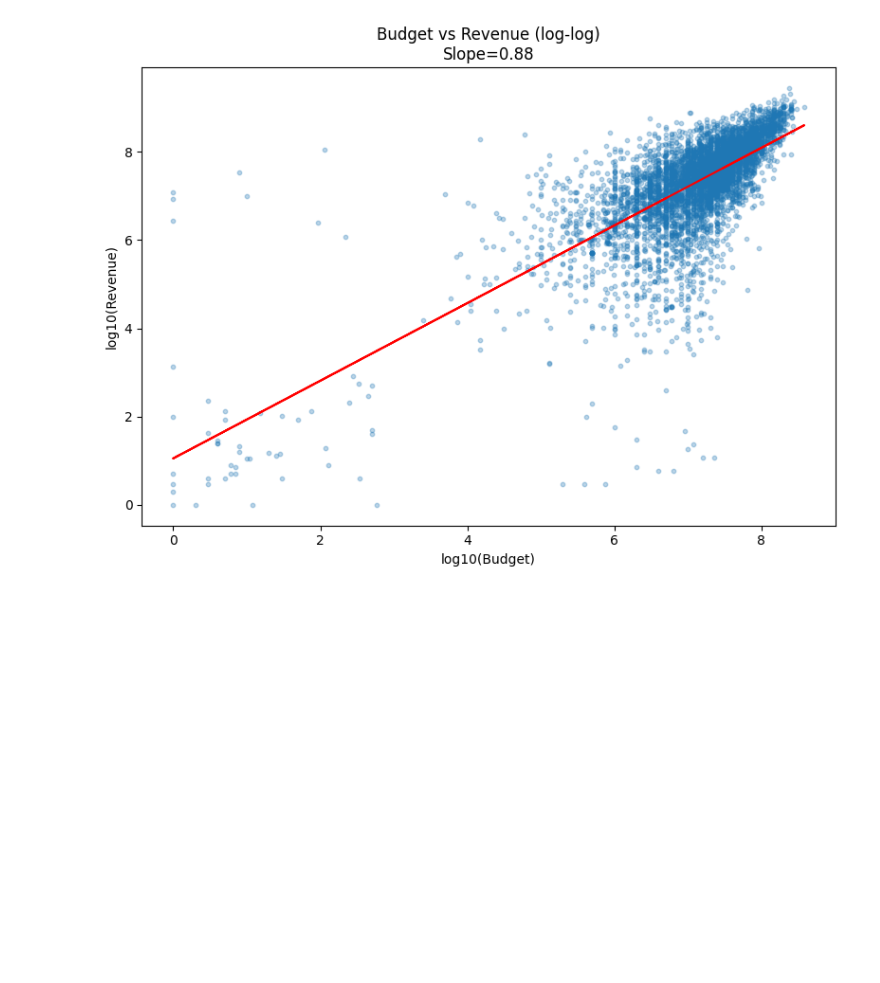
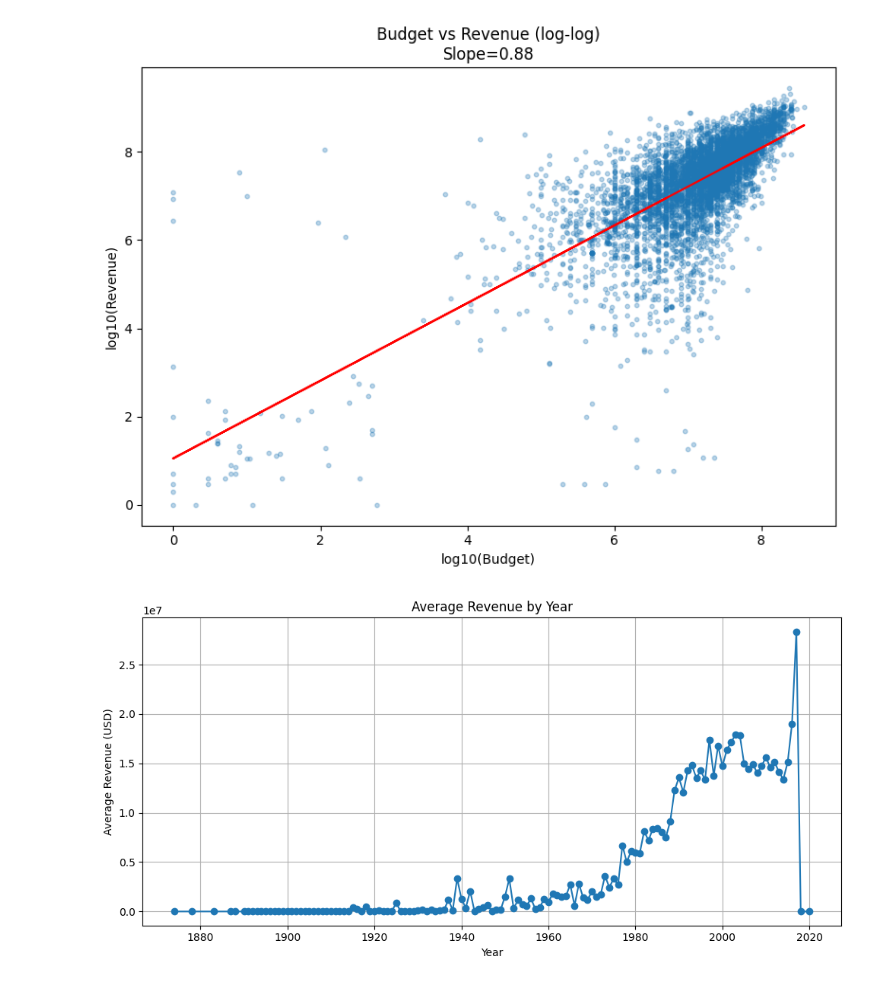
Before and after one commit to ely0rbek/Anatomy-of-a-Blockbuster, a Jupyter notebook: presentation/project_analysis.ipynb, the cells around one changed output. Cells and saved outputs as stored; diff of their text form; code cells hidden in the pictures; blank space fills up the shorter version.

Commit message:
The chart was displayed in the presentation layer.

```diff
--- a/presentation/project_analysis.ipynb
+++ b/presentation/project_analysis.ipynb
@@ -21,3 +21,9 @@ from blockbuster_analysis.budget_vs_revenue import plot_budget_vs_revenue
 plot_budget_vs_revenue()
 # %% [output]
 [figure]
+# %%
+from blockbuster_analysis.revenue_by_year import plot_revenue_by_year
+
+plot_revenue_by_year()
+# %% [output]
+[figure, added]
```
Also changed, not shown: 1 other file.
